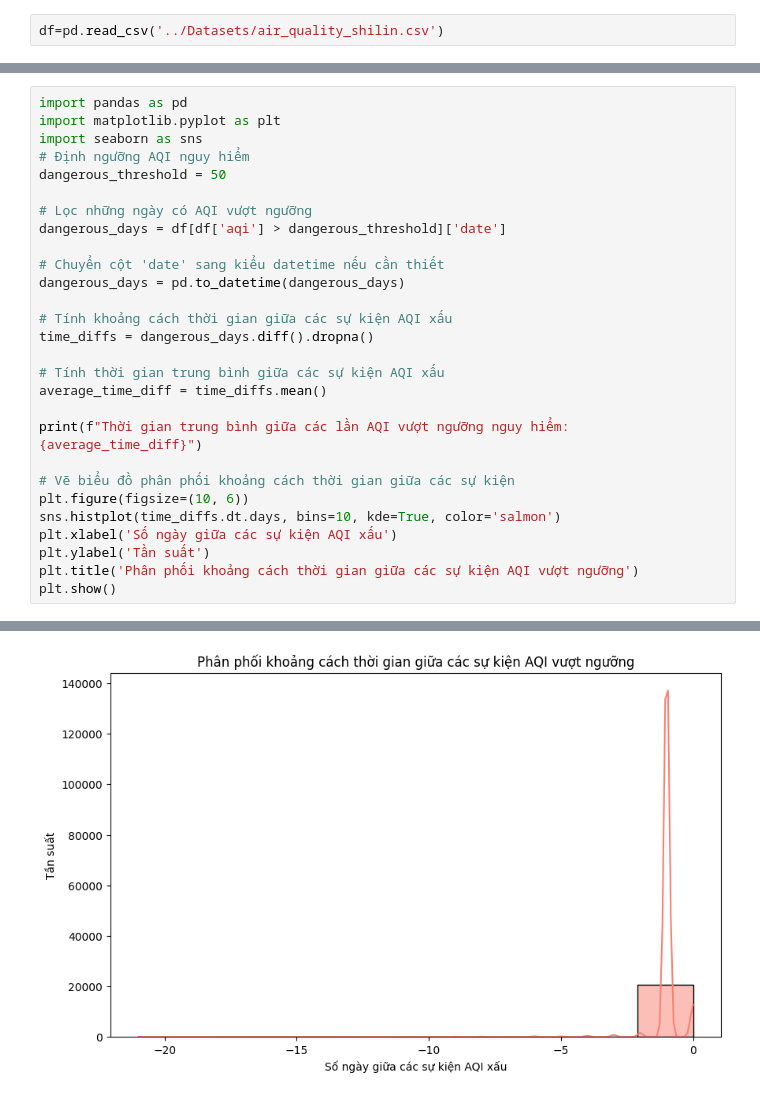
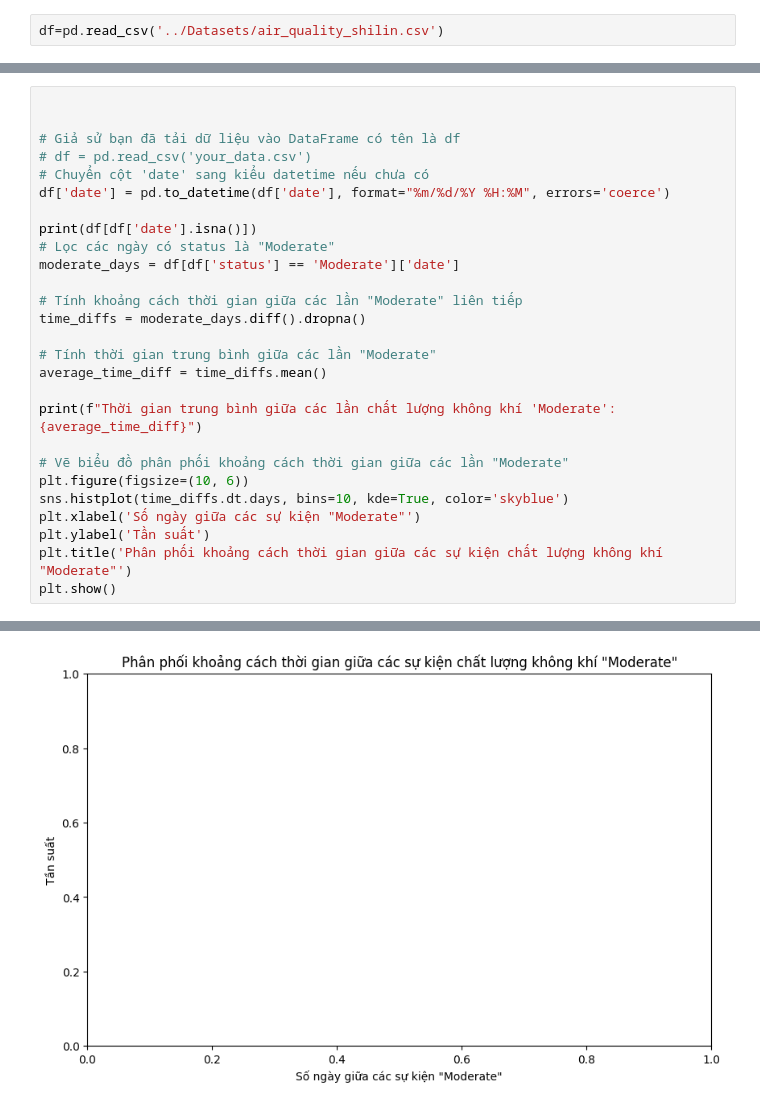
Before and after one commit to Dzivilord/DV-TW-Lab02, a Jupyter notebook: Source_Codes/test.ipynb, the cells around one changed output, grey strips where cells are left out. Cells and saved outputs as stored; diff of their text form.

```diff
--- a/Source_Codes/test.ipynb
+++ b/Source_Codes/test.ipynb
@@ -24,30 +27,29 @@ dtypes: float64(15), object(5)
 memory usage: 10.0+ MB
 # %%
-import pandas as pd
-import matplotlib.pyplot as plt
-import seaborn as sns
-# Định ngưỡng AQI nguy hiểm
-dangerous_threshold = 50
 
-# Lọc những ngày có AQI vượt ngưỡng
-dangerous_days = df[df['aqi'] > dangerous_threshold]['date']
 
-# Chuyển cột 'date' sang kiểu datetime nếu cần thiết
-dangerous_days = pd.to_datetime(dangerous_days)
+# Giả sử bạn đã tải dữ liệu vào DataFrame có tên là df
+# df = pd.read_csv('your_data.csv')
+# Chuyển cột 'date' sang kiểu datetime nếu chưa có
+df['date'] = pd.to_datetime(df['date'], format="%m/%d/%Y %H:%M", errors='coerce')
 
-# Tính khoảng cách thời gian giữa các sự kiện AQI xấu
-time_diffs = dangerous_days.diff().dropna()
+print(df[df['date'].isna()])
+# Lọc các ngày có status là "Moderate"
+moderate_days = df[df['status'] == 'Moderate']['date']
 
-# Tính thời gian trung bình giữa các sự kiện AQI xấu
+# Tính khoảng cách thời gian giữa các lần "Moderate" liên tiếp
+time_diffs = moderate_days.diff().dropna()
+
+# Tính thời gian trung bình giữa các lần "Moderate"
 average_time_diff = time_diffs.mean()
 
-print(f"Thời gian trung bình giữa các lần AQI vượt ngưỡng nguy hiểm: {average_time_diff}")
+print(f"Thời gian trung bình giữa các lần chất lượng không khí 'Moderate': {average_time_diff}")
 
-# Vẽ biểu đồ phân phối khoảng cách thời gian giữa các sự kiện
+# Vẽ biểu đồ phân phối khoảng cách thời gian giữa các lần "Moderate"
 plt.figure(figsize=(10, 6))
-sns.histplot(time_diffs.dt.days, bins=10, kde=True, color='salmon')
-plt.xlabel('Số ngày giữa các sự kiện AQI xấu')
+sns.histplot(time_diffs.dt.days, bins=10, kde=True, color='skyblue')
+plt.xlabel('Số ngày giữa các sự kiện "Moderate"')
 plt.ylabel('Tần suất')
-plt.title('Phân phối khoảng cách thời gian giữa các sự kiện AQI vượt ngưỡng')
+plt.title('Phân phối khoảng cách thời gian giữa các sự kiện chất lượng không khí "Moderate"')
 plt.show()
 # %% [output]
@@ -55 +73 @@ Thời gian trung bình giữa các lần AQI vượt ngưỡng nguy hiểm: -1
-[figure, old version]
+[figure, new version]
```
Also changed, not shown: parts of 4 cells of this notebook, 2 other files.
